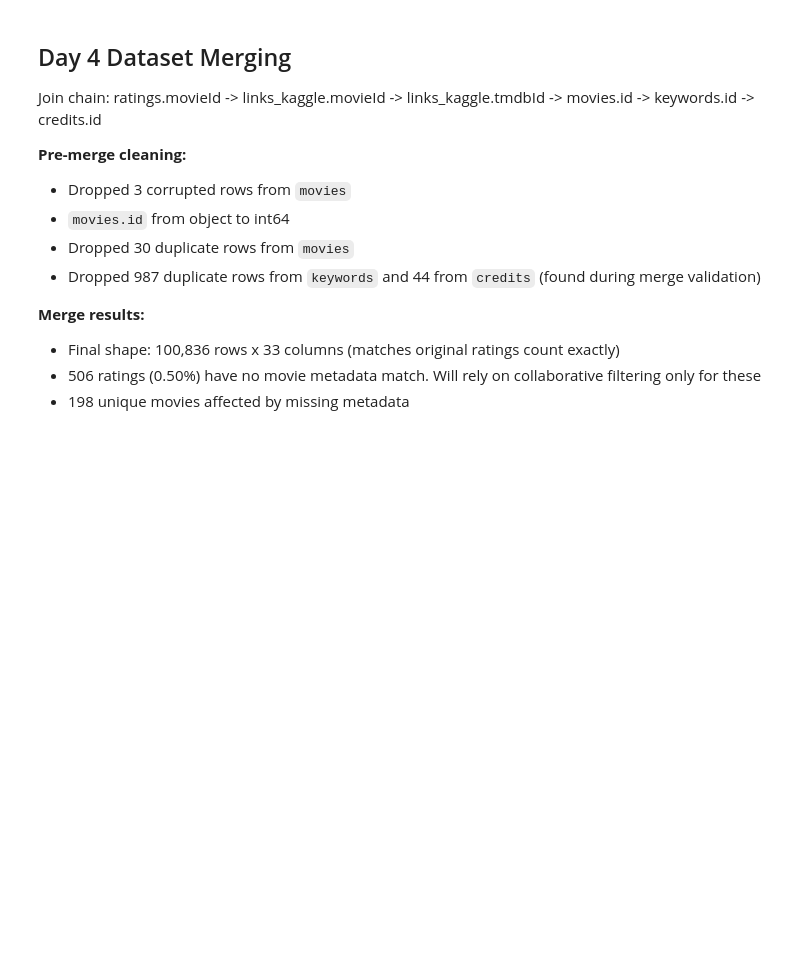
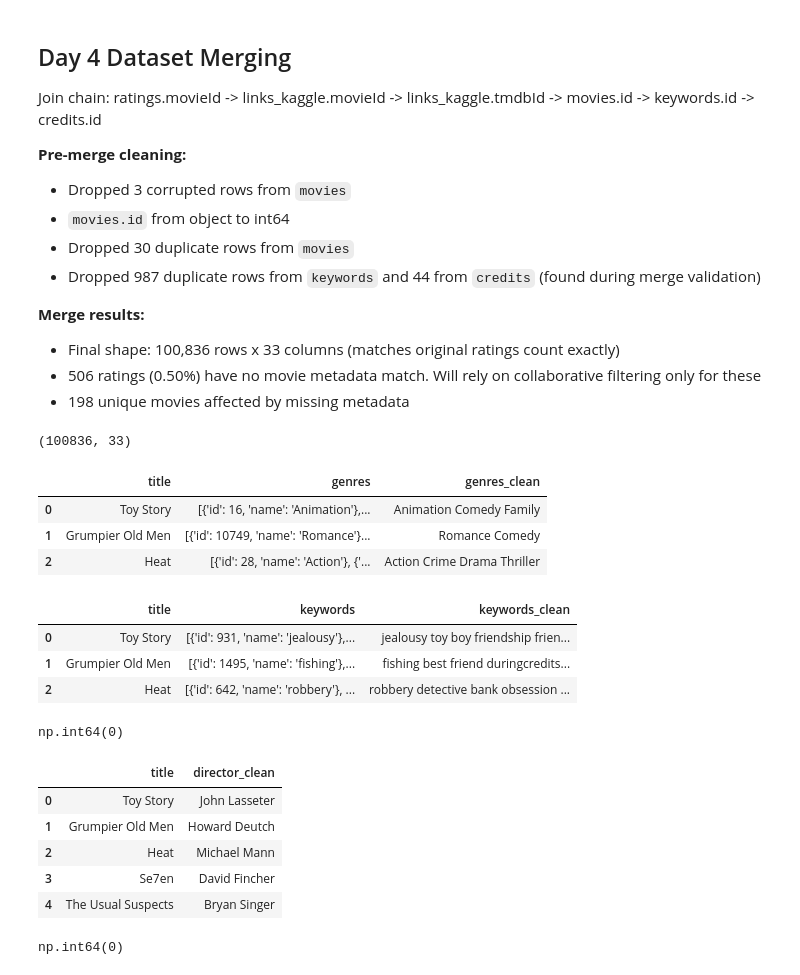
Before and after one commit to leajadaa/movie-recommender, a Jupyter notebook: notebooks/01_eda.ipynb, the cells around one changed output. Saved outputs shown, nothing was run; the diff lists cells and outputs as text; code cells hidden in the pictures; blank space fills up the shorter version.

Commit message:
built metadata soup (overview, genres, keywords, director), vectorized with TF-IDF Vectorizer

```diff
--- a/notebooks/01_eda.ipynb
+++ b/notebooks/01_eda.ipynb
@@ -630,3 +630,70 @@ Join chain: ratings.movieId -> links_kaggle.movieId -> links_kaggle.tmdbId -> mo
 - 506 ratings (0.50%) have no movie metadata match. Will rely on
   collaborative filtering only for these
 - 198 unique movies affected by missing metadata
+# %%
+#Create copy of merged dataframe for content-based filtering
+content_df = merged.copy()
+print(content_df.shape)
+# %% [output]
+(100836, 33)
+# %%
+#Parse the **genres**, keywords, and credits columns into lists of strings for content-based filtering
+def extract_genre_names(genres_str):
+    try:
+        genre_list = ast.literal_eval(genres_str)
+        return ' '.join([g['name'] for g in genre_list])
+    except (ValueError, SyntaxError):
+        return ''
+
+content_df['genres_clean'] = content_df['genres'].apply(extract_genre_names)
+content_df[['title', 'genres', 'genres_clean']].head(3)
+# %% [output]
+|  | title | genres | genres_clean |
+| 0 | Toy Story | [{'id': 16, 'name': 'Animation'},... | Animation Comedy Family |
+| 1 | Grumpier Old Men | [{'id': 10749, 'name': 'Romance'}... | Romance Comedy |
+| 2 | Heat | [{'id': 28, 'name': 'Action'}, {'... | Action Crime Drama Thriller |
+# %%
+#Parse the genres, **keywords**, and credits columns into lists of strings for content-based filtering
+def extract_keyword_names(keywords_str):
+    try:
+        keyword_list = ast.literal_eval(keywords_str)
+        return ' '.join([k['name'] for k in keyword_list])
+    except (ValueError, SyntaxError):
+        return ''
+
+content_df['keywords_clean'] = content_df['keywords'].apply(extract_keyword_names)
+content_df[['title', 'keywords', 'keywords_clean']].head(3)
+# %% [output]
+|  | title | keywords | keywords_clean |
+| 0 | Toy Story | [{'id': 931, 'name': 'jealousy'},... | jealousy toy boy friendship frien... |
+| 1 | Grumpier Old Men | [{'id': 1495, 'name': 'fishing'},... | fishing best friend duringcredits... |
+| 2 | Heat | [{'id': 642, 'name': 'robbery'}, ... | robbery detective bank obsession ... |
+# %%
+content_df['keywords_clean'].isna().sum()
+# %% [output]
+np.int64(0)
+# %%
+#extract director names from the credits column
+def extract_director(crew_str):
+    try:
+        crew_list = ast.literal_eval(crew_str)
+        directors = [person['name'] for person in crew_list if person['job'] == 'Director']
+        return ' '.join(directors[:2])  # cap at 2, in case of rare co-directed outliers
+    except (ValueError, SyntaxError):
+        return ''
+
+content_df['director_clean'] = content_df['crew'].apply(extract_director)
+content_df[['title', 'director_clean']].head(5)
+# %% [output]
+|  | title | director_clean |
+| 0 | Toy Story | John Lasseter |
+| 1 | Grumpier Old Men | Howard Deutch |
+| 2 | Heat | Michael Mann |
+| 3 | Se7en | David Fincher |
+| 4 | The Usual Suspects | Bryan Singer |
+# %%
+#handle missing overview values by replacing them with an empty string
+content_df['overview_clean'] = content_df['overview'].fillna('')
+content_df['overview_clean'].isna().sum()
+# %% [output]
+np.int64(0)
```
Also changed, not shown: parts of 6 cells of this notebook.
